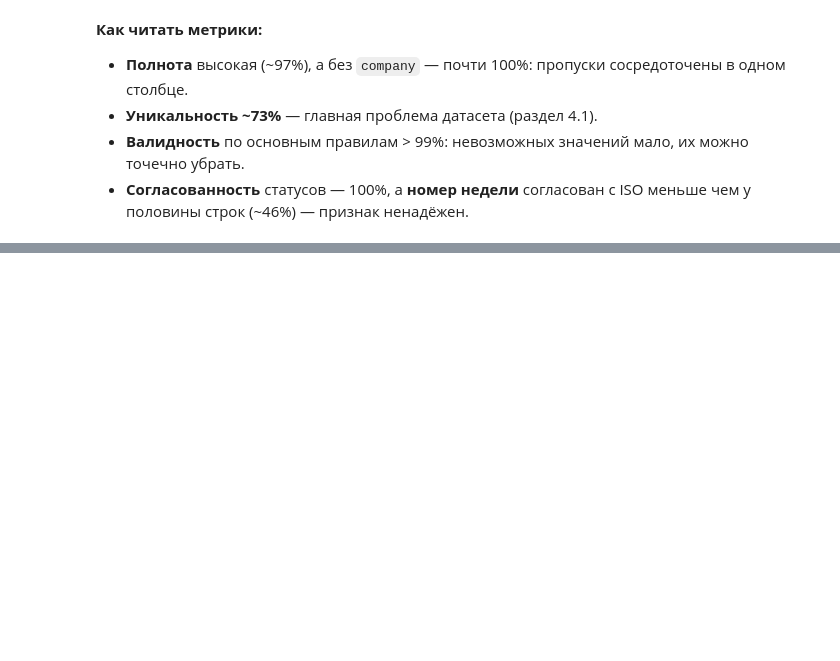
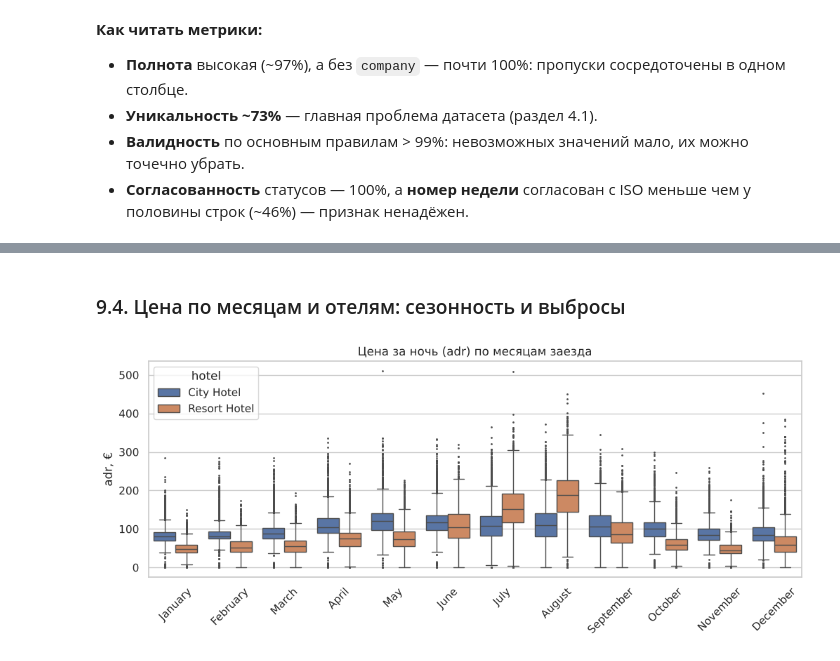
Before and after one commit to kozyrevaev/Data_Engineering_Kozyreva, a Jupyter notebook: notebooks/EDA.ipynb, the cells around one changed output, grey strips where cells are left out. Saved outputs shown, nothing was run; the diff lists cells and outputs as text; code cells hidden in the pictures; blank space fills up the shorter version.

```diff
--- a/notebooks/EDA.ipynb
+++ b/notebooks/EDA.ipynb
@@ -480,0 +548,19 @@ quality
+# %% [markdown]
+### 9.4. Цена по месяцам и отелям: сезонность и выбросы
+# %%
+months = ["January", "February", "March", "April", "May", "June",
+          "July", "August", "September", "October", "November", "December"]
+
+plt.figure(figsize=(12, 4))
+sns.boxplot(
+    data=df[df["adr"].between(0, 600)],  # без выброса 5400 и отрицательной цены
+    x="arrival_date_month", y="adr", hue="hotel",
+    order=months, fliersize=1,
+)
+plt.title("Цена за ночь (adr) по месяцам заезда")
+plt.xlabel("")
+plt.ylabel("adr, €")
+plt.xticks(rotation=45)
+plt.show()
+# %% [output]
+[figure, added]
```
Also changed, not shown: parts of 28 cells of this notebook, 2 other files.
